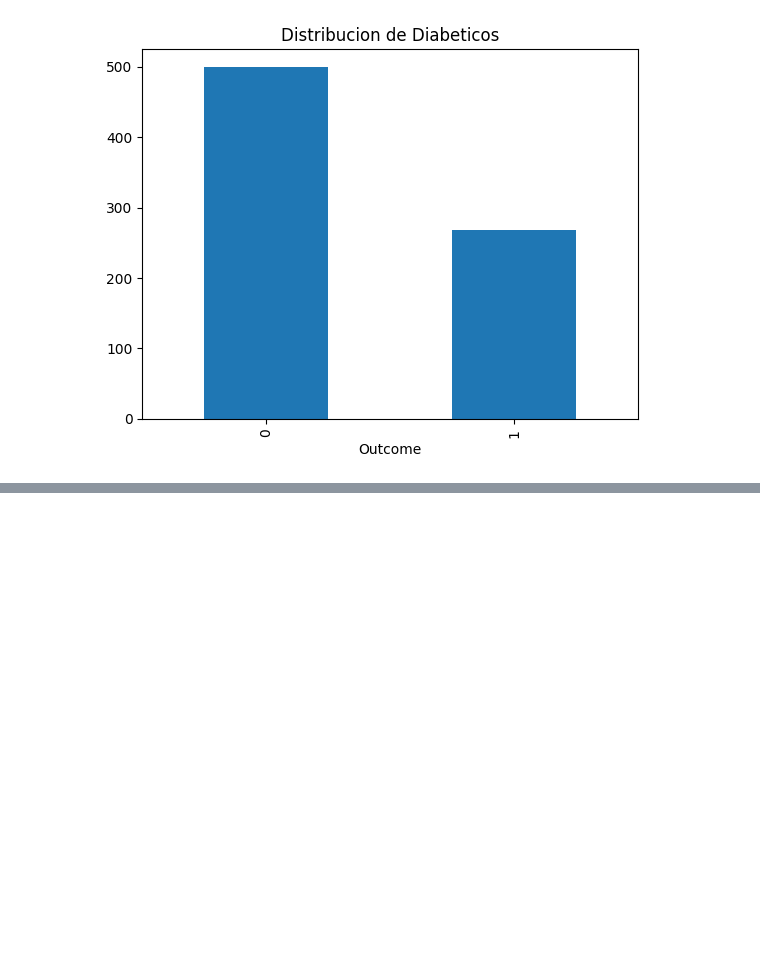
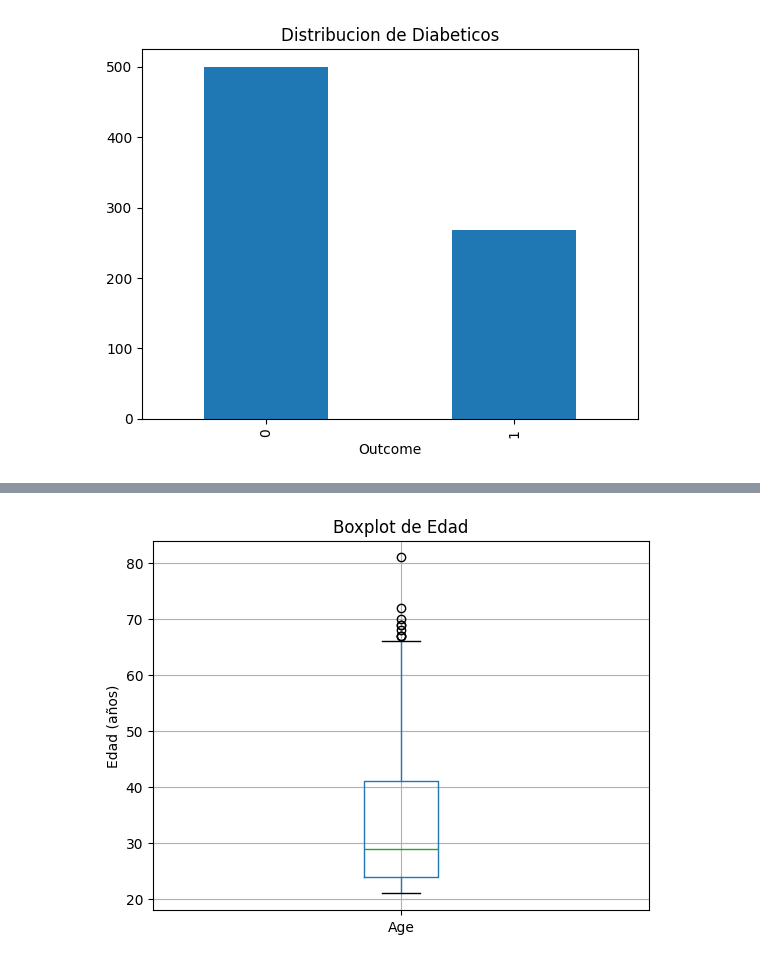
Before and after one commit to Jedi172005/Laboratorio_A00839100, a Jupyter notebook: 01_pandas_Diabeticos.ipynb, the cells around one changed output, grey strips where cells are left out. Drawn from its saved outputs; the diff is of its cells as text; code cells hidden in the pictures; blank space fills up the shorter version.

```diff
--- a/01_pandas_Diabeticos.ipynb
+++ b/01_pandas_Diabeticos.ipynb
@@ -459,0 +463,7 @@ plt.show
+# %%
+diabetes.boxplot(column='Age')
+plt.title('Boxplot de Edad')
+plt.ylabel('Edad (años)')
+plt.show()
+# %% [output]
+[figure, added]
```
Also changed, not shown: parts of 27 cells of this notebook.
